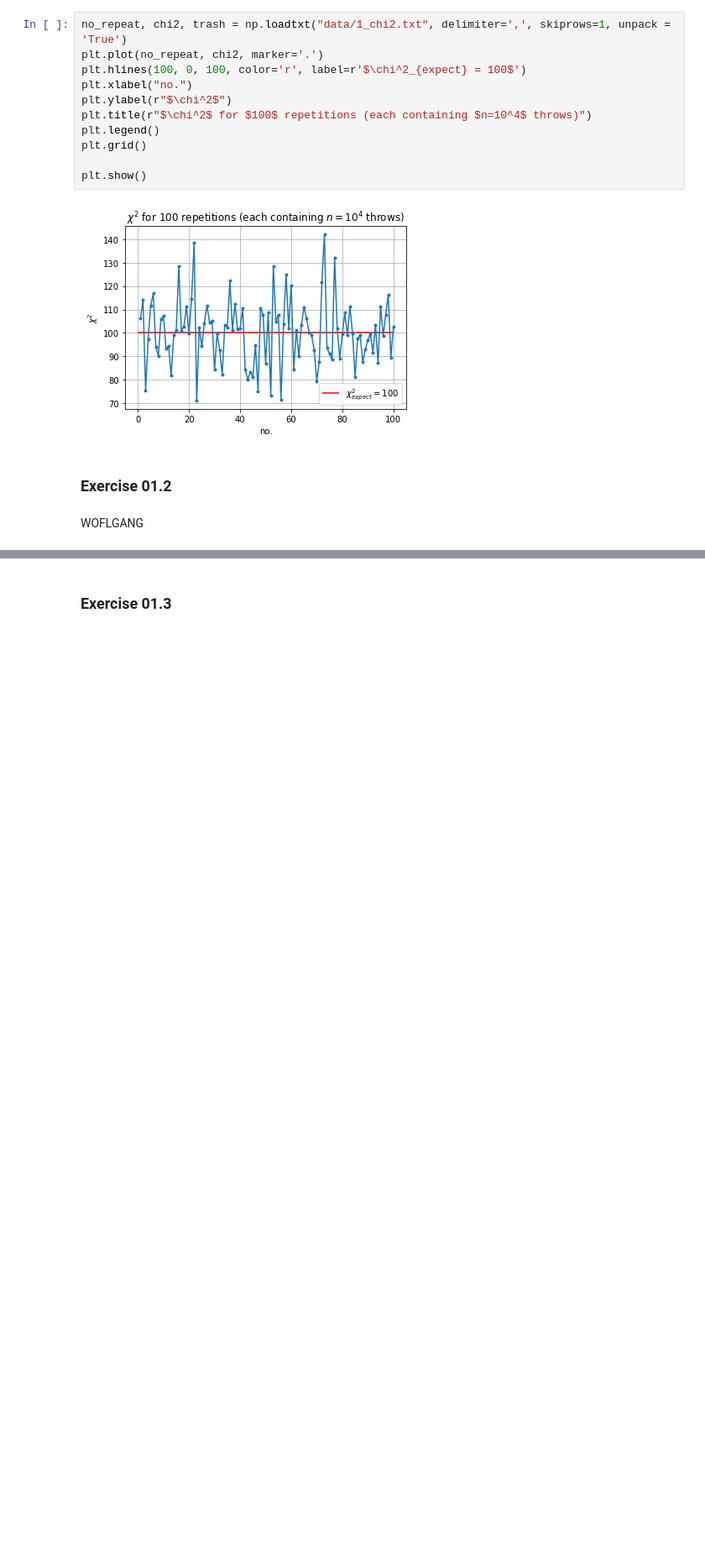
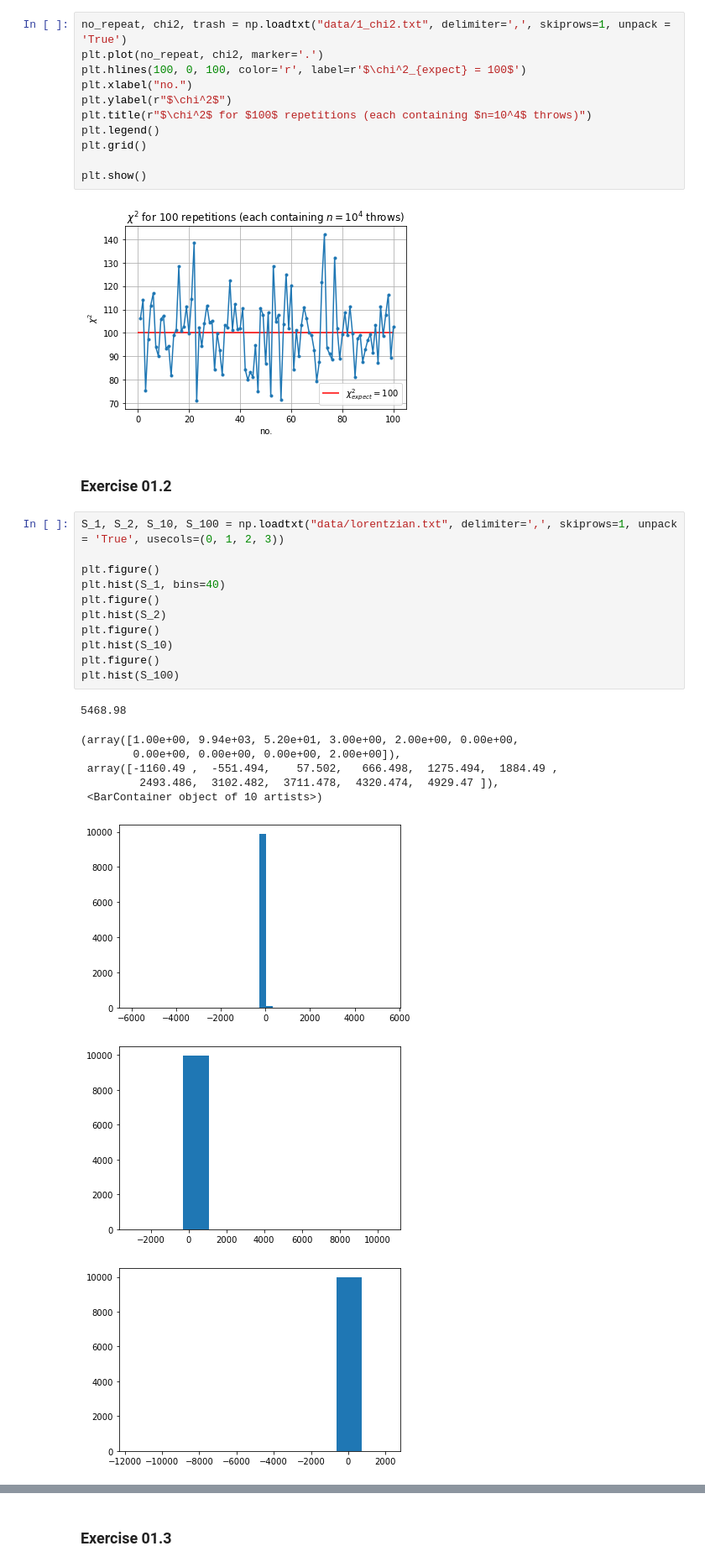
Before and after one commit to lukas-hermans/LSN_exercises, a Jupyter notebook: ex1/LSN_Exercises_01.ipynb, the cells around one changed output, grey strips where cells are left out. Shown at 84% size. Cells and saved outputs as stored; diff of their text form; blank space fills up the shorter version.

```diff
--- a/ex1/LSN_Exercises_01.ipynb
+++ b/ex1/LSN_Exercises_01.ipynb
@@ -71,5 +71,24 @@ plt.show()
 [figure]
 # %% [markdown]
 ### Exercise 01.2
-# %% [markdown]
-WOFLGANG
+# %%
+S_1, S_2, S_10, S_100 = np.loadtxt("data/lorentzian.txt", delimiter=',', skiprows=1, unpack = 'True', usecols=(0, 1, 2, 3))
+
+plt.figure()
+plt.hist(S_1, bins=40)
+plt.figure()
+plt.hist(S_2)
+plt.figure()
+plt.hist(S_10)
+plt.figure()
+plt.hist(S_100)
+# %% [output]
+5468.98
+(array([1.00e+00, 9.94e+03, 5.20e+01, 3.00e+00, 2.00e+00, 0.00e+00,
+        0.00e+00, 0.00e+00, 0.00e+00, 2.00e+00]),
+ array([-1160.49 ,  -551.494,    57.502,   666.498,  1275.494,  1884.49 ,
+         2493.486,  3102.482,  3711.478,  4320.474,  4929.47 ]),
+ <BarContainer object of 10 artists>)
+[figure, added]
+[figure, added]
+[figure, added]
```
Also changed, not shown: parts of 1 cell of this notebook, 47 other files.
